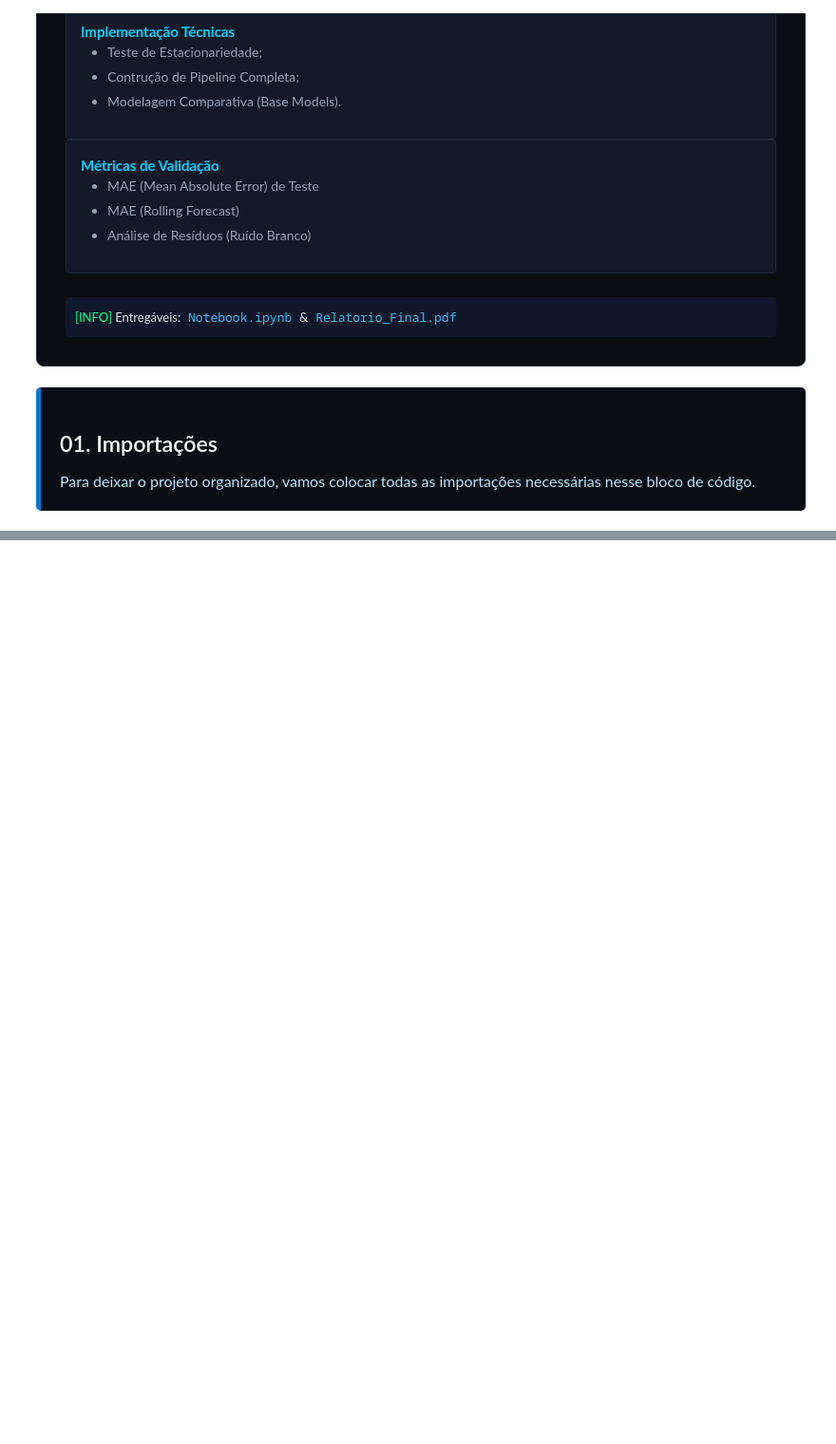
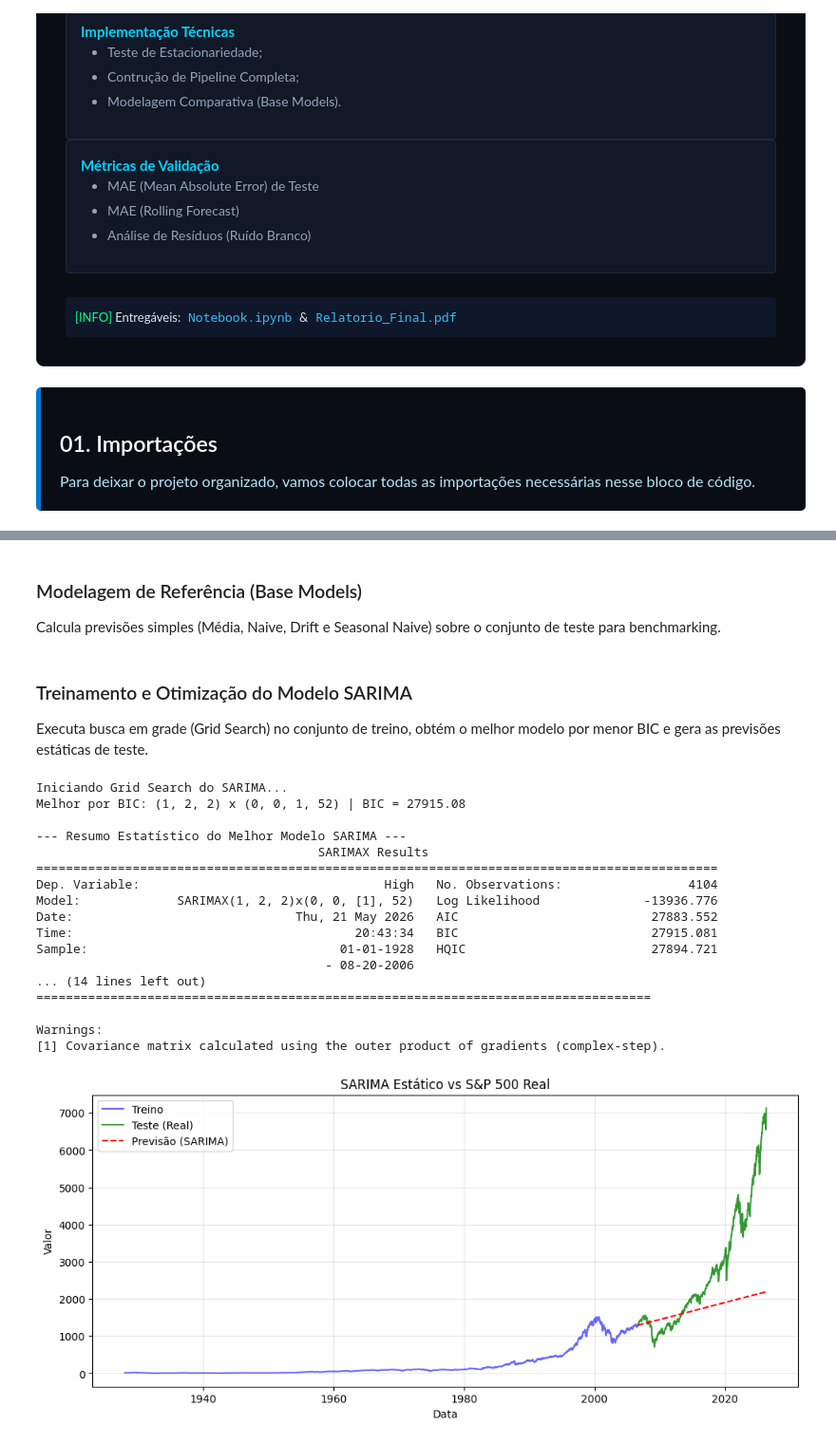
Before and after one commit to LeleNascimennto/sarima-model, a Jupyter notebook: pipeline.ipynb, the cells around one changed output, grey strips where cells are left out. Shown at 95% size. Saved outputs shown, nothing was run; the diff lists cells and outputs as text; code cells hidden in the pictures; blank space fills up the shorter version.

Commit message:
feat/metodos-sarima

```diff
--- a/pipeline.ipynb
+++ b/pipeline.ipynb
@@ -322,0 +564,48 @@ def testar_estacionaridade(serie, nome_serie='Valor', lags_acf_pacf=20):
+# %% [markdown]
+### Modelagem de Referência (Base Models)
+
+Calcula previsões simples (Média, Naive, Drift e Seasonal Naive) sobre o conjunto de teste para benchmarking.
+# %% [markdown]
+### Treinamento e Otimização do Modelo SARIMA
+
+Executa busca em grade (Grid Search) no conjunto de treino, obtém o melhor modelo por menor BIC e gera as previsões estáticas de teste.
+# %%
+p_range = range(0, 3)     # AR
+d_range = [ordem_diff]    # Diferenciação
+q_range = range(0, 3)     # MA
+P_range = range(0, 2)     # AR Sazonal
+D_range = [0]             # Diferenciação Sazonal
+Q_range = range(0, 2)     # MA Sazonal
+m = 52                    # Sazonalidade semanal anual
+
+print("Iniciando Grid Search do SARIMA...")
+tabela_bic, melhor_modelo, melhor_ordem, melhor_seasonal = busca_melhor_sarima(
+    treino, p_range, d_range, q_range, P_range, D_range, Q_range, m
+)
+
+print("\n--- Resumo Estatístico do Melhor Modelo SARIMA ---")
+print(melhor_modelo.summary())
+
+previsoes_sarima = melhor_modelo.forecast(steps=len(teste))
+previsoes_sarima = pd.Series(previsoes_sarima, index=teste.index)
+
+plota_previsoes(treino, teste, previsoes_sarima, titulo="SARIMA Estático vs S&P 500 Real")
+# %% [output]
+Iniciando Grid Search do SARIMA...
+Melhor por BIC: (1, 2, 2) x (0, 0, 1, 52) | BIC = 27915.08
+
+--- Resumo Estatístico do Melhor Modelo SARIMA ---
+                                      SARIMAX Results
+============================================================================================
+Dep. Variable:                                 High   No. Observations:                 4104
+Model:             SARIMAX(1, 2, 2)x(0, 0, [1], 52)   Log Likelihood              -13936.776
+Date:                              Thu, 21 May 2026   AIC                          27883.552
+Time:                                      20:43:34   BIC                          27915.081
+Sample:                                  01-01-1928   HQIC                         27894.721
+                                       - 08-20-2006
+... (14 lines left out)
+===================================================================================
+
+Warnings:
+[1] Covariance matrix calculated using the outer product of gradients (complex-step).
+[figure, added]
```
Also changed, not shown: parts of 27 cells of this notebook, 1 other file.
